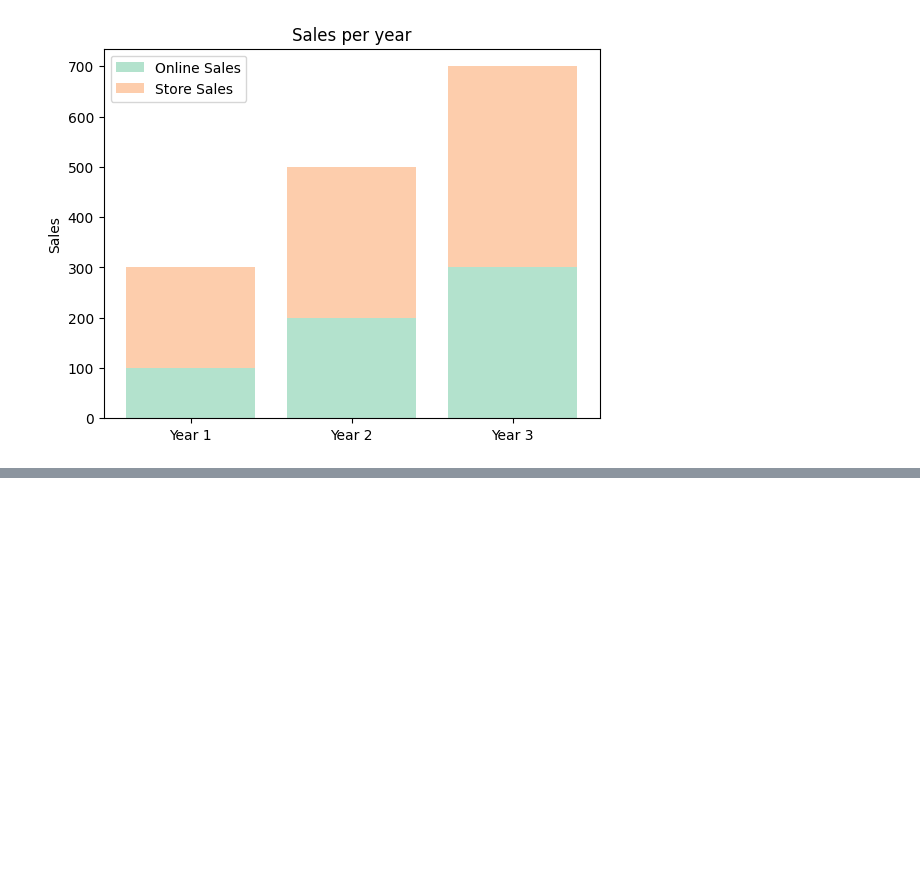
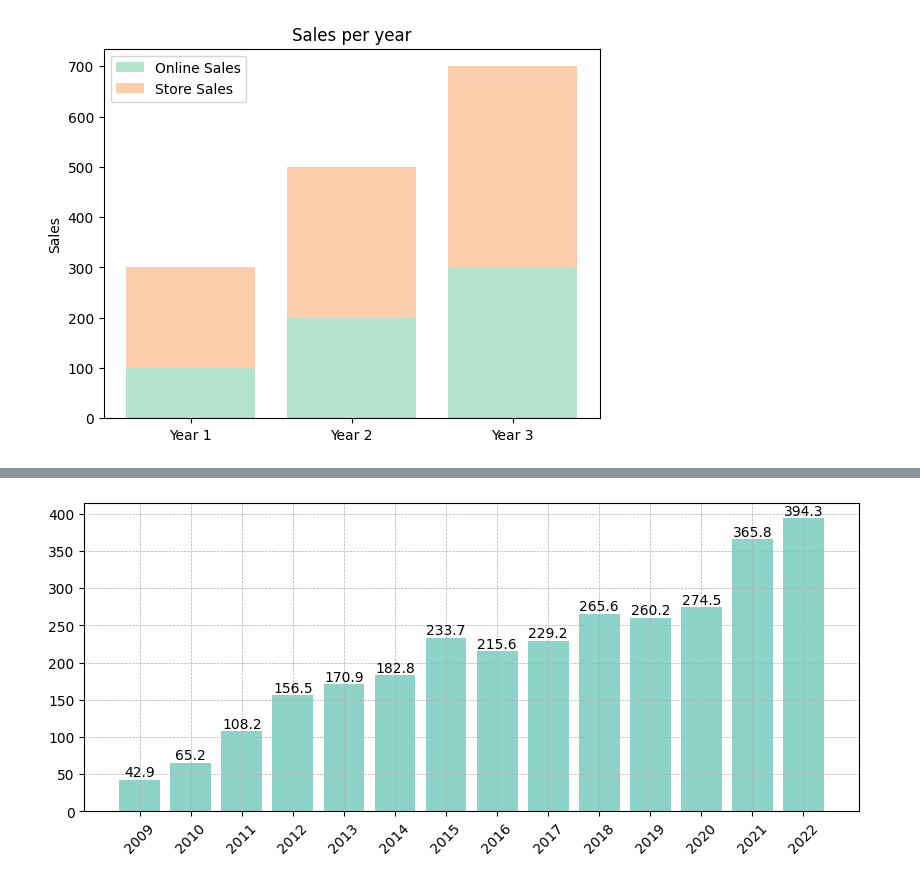
Before and after one commit to ErickVisone/DataScience, a Jupyter notebook: datascience/MatplotStudy.ipynb, the cells around one changed output, grey strips where cells are left out. Saved outputs shown, nothing was run; the diff lists cells and outputs as text; code cells hidden in the pictures; blank space fills up the shorter version.

```diff
--- a/datascience/MatplotStudy.ipynb
+++ b/datascience/MatplotStudy.ipynb
@@ -108,0 +151,16 @@ plt.show()
+# %%
+plt.figure(figsize=(10, 4))
+
+colors = plt.get_cmap('Set3').colors
+cycle = cycler('color', colors)
+plt.rc('axes', prop_cycle=cycle)
+
+bars = plt.bar(years, sales)
+# plt.bar(years, sales,bottom=sales)
+plt.bar_label(bars)
+plt.xticks(years, rotation=45)
+
+plt.grid(visible=True, linewidth=0.5, linestyle='--')
+plt.show()
+# %% [output]
+[figure, added]
```
Also changed, not shown: parts of 10 cells of this notebook.
